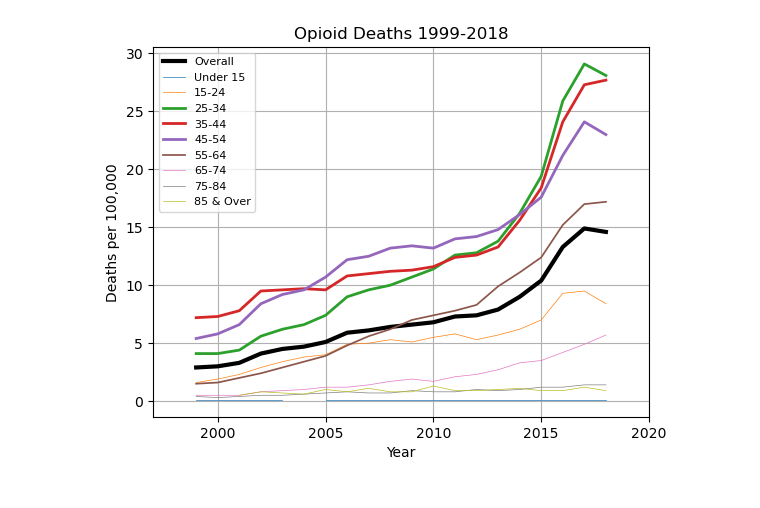
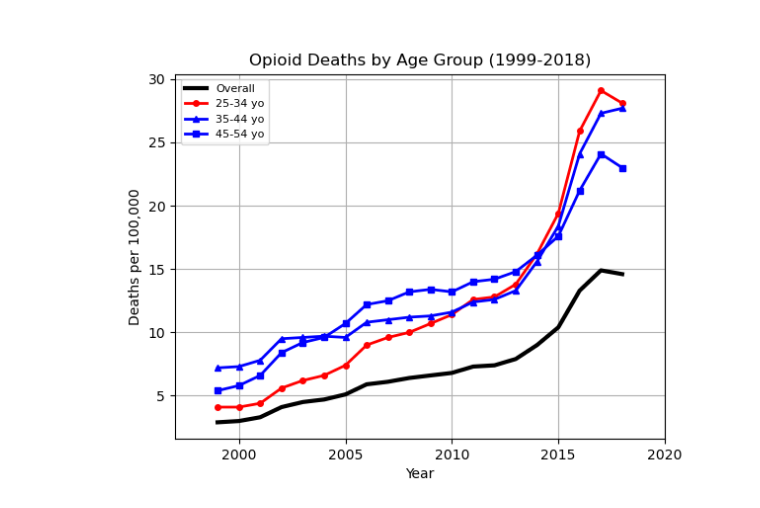
Before and after one commit to NefertitiM/Determinants-of-Opioid-Mortality, a Jupyter notebook: ProjectOne-AD.ipynb, the cells around one changed output. Cells and saved outputs as stored; diff of their text form; code cells hidden in the pictures.

Commit message:
Updated notebook, chart outputs, readme.md

```diff
--- a/ProjectOne-AD.ipynb
+++ b/ProjectOne-AD.ipynb
@@ -90,51 +121,54 @@ inc_n_ovr_85_df = age_df[age_df["STUB_LABEL"] == "85 years and over"]
 
 # Generate a line plot of Deaths per 100k vs. calendar year
 ##Define data to be analyzed from DF (One set each for all, each age group)
 Year_all = all_df.loc[:,"YEAR"]
 
 Deaths_all      =          all_df.loc[:,"ESTIMATE"]
 Deaths_und15    =     under_15_df.loc[:,"ESTIMATE"]
 Deaths_15_24    =    age_15_24_df.loc[:,"ESTIMATE"]
 Deaths_25_34    =    age_25_34_df.loc[:,"ESTIMATE"]
 Deaths_35_44    =    age_35_44_df.loc[:,"ESTIMATE"]
 Deaths_45_54    =    age_45_54_df.loc[:,"ESTIMATE"]
 Deaths_55_64    =    age_55_64_df.loc[:,"ESTIMATE"]
 Deaths_65_74    =    age_65_74_df.loc[:,"ESTIMATE"]
 Deaths_75_84    =    age_75_84_df.loc[:,"ESTIMATE"]
 Deaths_85_n_ovr = inc_n_ovr_85_df.loc[:,"ESTIMATE"]
 
 ##Set parameters and variables to be plotted on a line chart with output
 fig, ax1 = plt.subplots()
-plt.title("Opioid Deaths 1999-2018", fontsize=12)
+plt.title("Opioid Deaths by Age Group (1999-2018)", fontsize=12)
 ax1.set_xlim(min(Year_all)-2, max(Year_all)+2)
 
 ax1.set_ylabel("Deaths per 100,000")
 ax1.set_xlabel("Year")
 plt.grid(True)
 
+##Set up of line plots
+##Commented out certain lines below in order to focus plot output on more heavily afflicted age groups.
+
 all,      = plt.plot(Year_all, Deaths_all, linewidth=3.0, marker="", color="black", label="Overall")
-age_u15,  = plt.plot(Year_all, Deaths_und15, linewidth=0.50, marker="", label="Under 15")
-age_1524, = plt.plot(Year_all, Deaths_15_24, linewidth=0.50, marker="", label="15-24")
-age_2534, = plt.plot(Year_all, Deaths_25_34, linewidth=2.00, marker="", label="25-34")
-age_3544, = plt.plot(Year_all, Deaths_35_44, linewidth=2.00, marker="", label="35-44")
-age_4554, = plt.plot(Year_all, Deaths_45_54, linewidth=2.00, marker="", label="45-54")
-age_5564, = plt.plot(Year_all, Deaths_55_64, linewidth=1.25, marker="", label="55-64")
-age_6574, = plt.plot(Year_all, Deaths_65_74, linewidth=0.50, marker="", label="65-74")
-age_7584, = plt.plot(Year_all, Deaths_75_84, linewidth=0.50, marker="", label="75-84")
-age_85ov, = plt.plot(Year_all, Deaths_85_n_ovr, linewidth=0.50, marker="", label="85 & Over")
+##age_un15,  = plt.plot(Year_all, Deaths_und15, linewidth=0.50, marker="", label="Under 15")
+##age_15_24, = plt.plot(Year_all, Deaths_15_24, linewidth=0.50, marker="", label="15-24")
+age_25_34, = plt.plot(Year_all, Deaths_25_34, linewidth=2.00, marker="o", markersize=4, color="red", label="25-34 yo")
+age_35_44, = plt.plot(Year_all, Deaths_35_44, linewidth=2.00, marker="^", markersize=4, color="blue", label="35-44 yo")
+age_45_54, = plt.plot(Year_all, Deaths_45_54, linewidth=2.00, marker="s", markersize=4, color="blue", label="45-54 yo")
+##age_55_64, = plt.plot(Year_all, Deaths_55_64, linewidth=1.25, marker="", label="55-64")
+##age_65_74, = plt.plot(Year_all, Deaths_65_74, linewidth=0.50, marker="", label="65-74")
+##age_75_84, = plt.plot(Year_all, Deaths_75_84, linewidth=0.50, marker="", label="75-84")
+##age_85ovr, = plt.plot(Year_all, Deaths_85_n_ovr, linewidth=0.50, marker="", label="85 & Over")
 
 plt.legend(handles=[all,
-                    age_u15,
-                    age_1524,
-                    age_2534,
-                    age_3544,
-                    age_4554,
-                    age_5564,
-                    age_6574,
-                    age_7584,
-                    age_85ov
+##                    age_un15,
+##                    age_15_24,
+                    age_25_34,
+                    age_35_44,
+                    age_45_54
+##                    age_55_64,
+##                    age_65_74,
+##                    age_75_84,
+##                    age_85ovr
                    ], loc="best", fontsize=8)
-
+plt.savefig("output/rate_by_age.png")
 plt.show();
 # %% [output]
-[figure, old version]
+[figure, new version]
```
Also changed, not shown: parts of 7 cells of this notebook, 5 other files.
